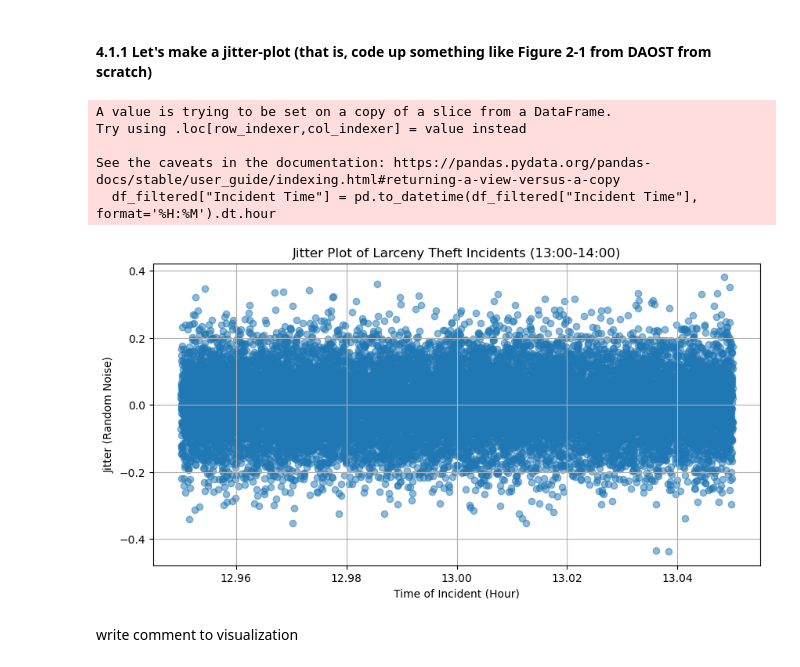
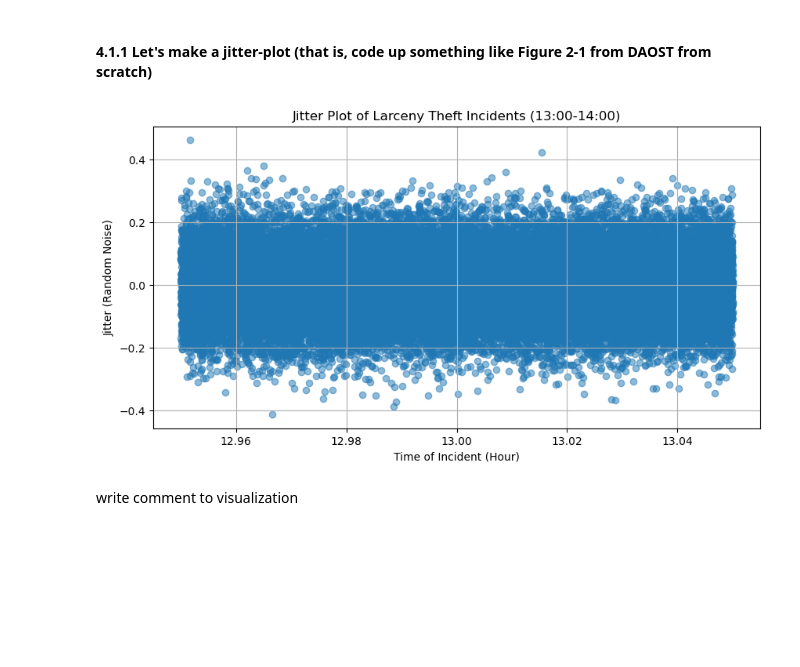
Before and after one commit to ThomasRoennebek/Social_data-analysis_and_visualization, a Jupyter notebook: Assignment 1/Assignment1_Solved.ipynb, the cells around one changed output. Drawn from its saved outputs; the diff is of its cells as text; code cells hidden in the pictures; blank space fills up the shorter version.

```diff
--- a/Assignment 1/Assignment1_Solved.ipynb
+++ b/Assignment 1/Assignment1_Solved.ipynb
@@ -16,7 +16,9 @@ import json
 # %% [markdown]
 # Load data
 # %%
-sf_crime_data = pd.read_csv("/Users/Thomas/Desktop/Skole/Business Analytics/Social data analysis and visualization/Data/sf_crime_2003_present_cleaned.csv")
+sf_crime_data = pd.read_csv("/Users/Thomas/Desktop/Skole/Business Analytics/Social data analysis and visualization/Data/Police_Incident_Reports_2003_2025_Cleaned.csv")
+
+pd.set_option('display.max_columns', None)
 # %%
 len(sf_crime_data)
 # %% [output]
@@ -33,3 +35,4 @@ sf_crime_data.head()
 # %%
-sf_crime_data["Incident Date"] = pd.to_datetime(sf_crime_data ["Incident Date"], format="%Y-%m-%d")
-sf_crime_data["Incident Hour"] = pd.to_datetime(sf_crime_data["Incident Time"], format="%H:%M").dt.hour
+sf_crime_data["Incident Date"] = pd.to_datetime(sf_crime_data["Incident Date"], format="%Y-%m-%d", errors="coerce")
+sf_crime_data["Incident Hour"] = pd.to_datetime(sf_crime_data["Incident Time"], format="%H:%M", errors="coerce").dt.hour
+sf_crime_data["Incident Time"] = pd.to_datetime(sf_crime_data["Incident Time"], format="%H:%M", errors="coerce").dt.time
@@ -176,0 +203,3 @@ df_exercise2["Incident Time"] = pd.to_datetime(df_exercise1["Incident Time"], fo
+# %%
+df_exercise1 = sf_crime_data
+df_exercise2 = sf_crime_data
@@ -179,32 +237,32 @@ df_exercise2["Incident Time"] = pd.to_datetime(df_exercise1["Incident Time"], fo
 # %% [markdown]
 #### 4.1.1 Let's make a jitter-plot (that is, code up something like **Figure 2-1** from DAOST from scratch)
 # %%
-# Filter data for a specific crime type and time range
 crime_type = "Larceny Theft"
-df_filtered = df_exercise1[(df_exercise1["Incident Category"] == crime_type)]
+df_filtered = df_exercise1[df_exercise1["Incident Category"] == crime_type].copy()
+
+# Use the preformatted "Incident Hour" column instead of reformatting "Incident Time"
+df_filtered = df_filtered.dropna(subset=["Incident Hour"])  # Ensure valid numeric values
 
 # Focus on incidents between 13:00 and 14:00
-df_filtered["Incident Time"] = pd.to_datetime(df_filtered["Incident Time"], format='%H:%M').dt.hour
-df_hour = df_filtered[(df_filtered["Incident Time"] >= 13) & (df_filtered["Incident Time"] < 14)].copy()
+df_hour = df_filtered[(df_filtered["Incident Hour"] >= 13) & (df_filtered["Incident Hour"] < 14)].copy()
 
-# Add jitter for better visibility
-df_hour["Jitter"] = np.random.normal(0, 0.1, size=len(df_hour))
+# Ensure we have data before plotting
+if df_hour.empty:
+    print("No data found for Larceny Theft incidents between 13:00-14:00.")
+else:
+    # Add jitter for better visibility
+    df_hour["Jitter"] = np.random.normal(0, 0.1, size=len(df_hour))
 
-# Create jitter plot
-plt.figure(figsize=(10, 5))
-plt.scatter(df_hour["Incident Time"] + np.random.uniform(-0.05, 0.05, len(df_hour)), df_hour["Jitter"], alpha=0.5)
-plt.xlabel("Time of Incident (Hour)")
-plt.ylabel("Jitter (Random Noise)")
-plt.title(f"Jitter Plot of {crime_type} Incidents (13:00-14:00)")
-plt.grid(True)
-plt.show()
+    # Create jitter plot
+    plt.figure(figsize=(10, 5))
+    plt.scatter(df_hour["Incident Hour"] + np.random.uniform(-0.05, 0.05, len(df_hour)), df_hour["Jitter"], alpha=0.5)
+    plt.xlabel("Time of Incident (Hour)")
+    plt.ylabel("Jitter (Random Noise)")
+    plt.title(f"Jitter Plot of {crime_type} Incidents (13:00-14:00)")
+    plt.grid(True)
+    plt.show()
 # %% [output]
-A value is trying to be set on a copy of a slice from a DataFrame.
-Try using .loc[row_indexer,col_indexer] = value instead
-
-See the caveats in the documentation: https://pandas.pydata.org/pandas-docs/stable/user_guide/indexing.html#returning-a-view-versus-a-copy
-  df_filtered["Incident Time"] = pd.to_datetime(df_filtered["Incident Time"], format='%H:%M').dt.hour
-[figure, old version]
+[figure, new version]
 # %% [markdown]
 write comment to visualization
 # %% [markdown]
```
Also changed, not shown: parts of 18 cells of this notebook.
